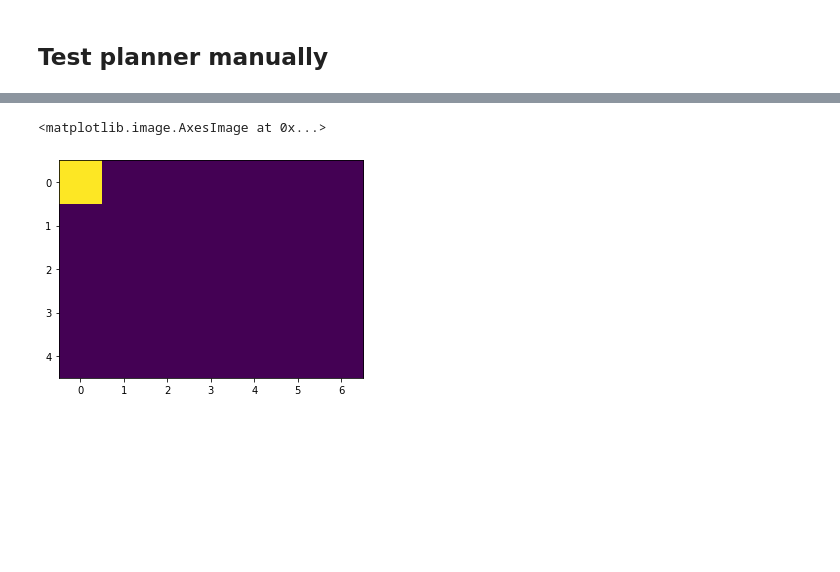
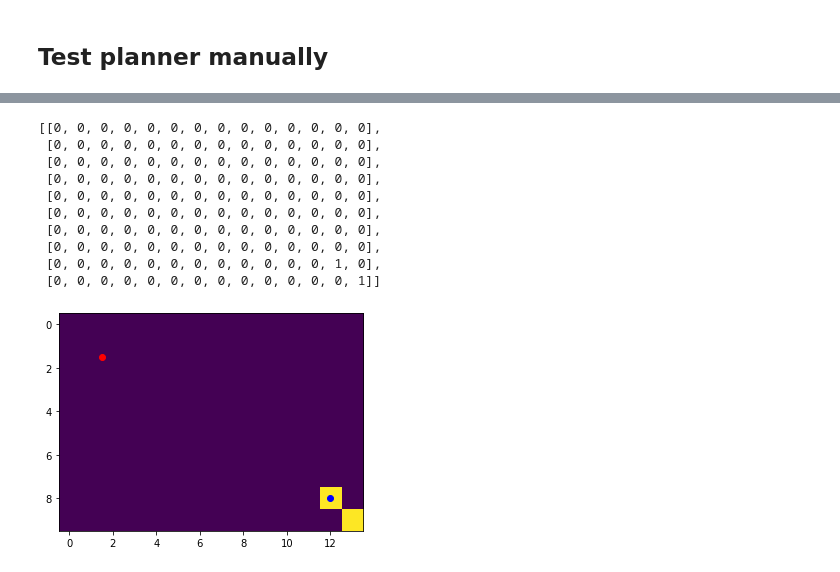
Before and after one commit to aliencaocao/TIL-2022, a Jupyter notebook: til-final-2022.1.1-lower/Robo_autonomy_wip.ipynb, the cells around one changed output, grey strips where cells are left out. Saved outputs shown, nothing was run; the diff lists cells and outputs as text; code cells hidden in the pictures; blank space fills up the shorter version.

```diff
--- a/til-final-2022.1.1-lower/Robo_autonomy_wip.ipynb
+++ b/til-final-2022.1.1-lower/Robo_autonomy_wip.ipynb
@@ -264,7 +40,7 @@ def update_locations(old:List[RealLocation], new:List[RealLocation]) -> None:
 # Initialize services
 # cv_service = CVService(model_dir=CV_MODEL_DIR)
 
-cv_service = MockCVService(model_dir=CV_MODEL_DIR)
+#cv_service = MockCVService(model_dir=CV_MODEL_DIR)
 
 #nlp_service = NLPService(model_dir=NLP_MODEL_DIR, preprocessor_dir=NLP_PREPROCESSOR_DIR)
 nlp_service = MockNLPService(model_dir=NLP_MODEL_DIR)
@@ -298,7 +74,7 @@ pose_filter = SimpleMovingAverage(n=10)
 new_clues = lambda c: c.clue_id not in seen_clues
 # %%
 #Tune here
-tracker = PIDController(Kp=(0.4, 0.2), Kd=(0.4, 0.2), Ki=(0.4, 0.2)) #first: displacement, second: angle
+tracker = PIDController(Kp=(0.4, 0.2), Kd=(0.2, 0.1), Ki=(0.0, 0.0)) #first: displacement, second: angle
 # %%
 # Main loop
 while True:
@@ -311,7 +87,7 @@ while True:
         continue
 
     #Set this location as visited in the planner (so no need to visit here again if there are no clues)
-    planner.visit(pose[:2])
+    #planner.visit(pose[:2])
 
     # Filter out clues that were seen before
     clues = filter(new_clues, clues)
@@ -340,8 +116,9 @@ while True:
             if type(explore_next) == type(None):
                 break
             plt.imshow(planner.big_grid)
-            plt.title("Places explored so far and the one to explore next")
-            plt.scatter([explore_next[0]],[explore_next[1]])
+            plt.title("Places explored. Next: green, robo location: blue")
+            plt.scatter(explore_next[0]*2-0.5,explore_next[1]*2-0.5,c="green")
+            plt.scatter(pose[0]*2-0.5,pose[1]*2-0.5,c="blue")
             plt.show()
             lois.append(explore_next)
             #break
@@ -518,5 +512,24 @@ Closest guys [(21, (0, 1)), (23, (1, 2)), (39, (0, 0)), (44, (1, 1))]
+# %%
+myplanner.big_grid
+# %% [output]
+[[0, 0, 0, 0, 0, 0, 0, 0, 0, 0, 0, 0, 0, 0],
+ [0, 0, 0, 0, 0, 0, 0, 0, 0, 0, 0, 0, 0, 0],
+ [0, 0, 0, 0, 0, 0, 0, 0, 0, 0, 0, 0, 0, 0],
+ [0, 0, 0, 0, 0, 0, 0, 0, 0, 0, 0, 0, 0, 0],
+ [0, 0, 0, 0, 0, 0, 0, 0, 0, 0, 0, 0, 0, 0],
+ [0, 0, 0, 0, 0, 0, 0, 0, 0, 0, 0, 0, 0, 0],
+ [0, 0, 0, 0, 0, 0, 0, 0, 0, 0, 0, 0, 0, 0],
+ [0, 0, 0, 0, 0, 0, 0, 0, 0, 0, 0, 0, 0, 0],
+ [0, 0, 0, 0, 0, 0, 0, 0, 0, 0, 0, 0, 1, 0],
+ [0, 0, 0, 0, 0, 0, 0, 0, 0, 0, 0, 0, 0, 1]]
 # %%
 plt.imshow(myplanner.big_grid)
+#1 unit = 0.5m, so *2 from the real coordinates
+#Plt thinks that box 0,0 represents box -0.5,-0.5 to 0.5,0.5
+#But actually it represents 0,0 to 1,1
+#For an accurate visualisation, -0.5 (Still quite scammy yes)
+plt.scatter(12,8,c="blue")
+plt.scatter(1*2-0.5,1*2-0.5,c="red")
+plt.show()
 # %% [output]
-<matplotlib.image.AxesImage at 0x...>
-[figure, old version]
+[figure, new version]
```
Also changed, not shown: parts of 12 cells of this notebook, 1 other file.
